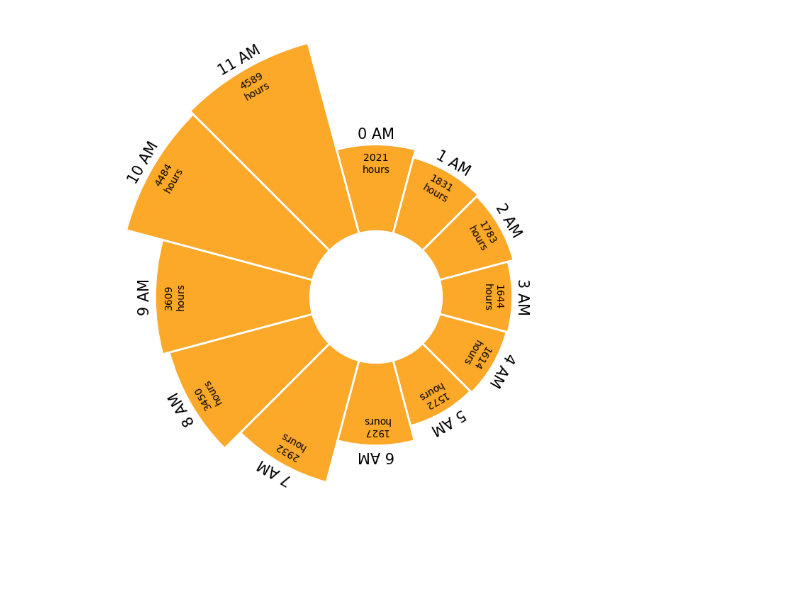
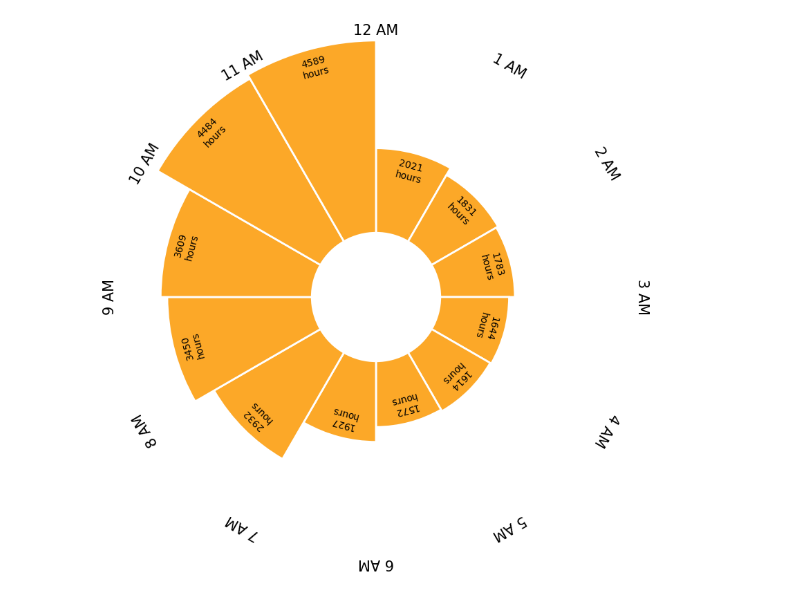
Before and after one commit to sarahwimbish/DS4003-Project, a Jupyter notebook: Sprint4/Wimbish_Graphs.ipynb, the cells around one changed output. Cells and saved outputs as stored; diff of their text form; code cells hidden in the pictures.

```diff
--- a/Sprint4/Wimbish_Graphs.ipynb
+++ b/Sprint4/Wimbish_Graphs.ipynb
@@ -51,11 +51,13 @@ width = 2*np.pi / len(hoursam.index)
 # Compute the angle each bar is centered on:
 indexes = list(range(1, len(hoursam)+1))
 angles = [element * width * -1 + np.deg2rad(120) for element in indexes]
+angles2 = [element * width * -1 + np.deg2rad(105) for element in indexes]
+
 
 
 # add bars
 bars = ax.bar(
-    x=angles,
+    x=angles2,
     height=heights,
     width=width,
     bottom=lowerLimit,
@@ -69,37 +71,37 @@ labelPadding = max/20
 
 
 # Add labels
-for bar, angle, height, label in zip(bars,angles, heights, hoursam.index):
+for bar, angle, height, label in zip(bars,angles2, heights, hoursam.index):
 
     # Labels are rotated. Rotation must be specified in degrees :(
     rotation = np.rad2deg(angle)-90
 
     # Finally add the labels
     ax.text(
         x=angle,
         y=lowerLimit + bar.get_height() - 2*labelPadding,
         s=f'{round(height)}\nhours',
         ha='center',
         va='center',
         rotation=rotation,
         rotation_mode="anchor")
 
 
 # Add more lables labels
 for bar, angle, height, label in zip(bars,angles, heights, hoursam.index):
 
     # Labels are rotated. Rotation must be specified in degrees :(
     rotation = np.rad2deg(angle)-90
 
     # Finally add the labels
     ax.text(
         x=angle,
-        y=lowerLimit + bar.get_height() + labelPadding,
+        y=lowerLimit + max + labelPadding,
         s=f'{label} AM',
         ha='center',
         va='center',
         size = 15,
         rotation=rotation,
         rotation_mode="anchor")
 # %% [output]
-[figure, old version]
+[figure, new version]
```
Also changed, not shown: parts of 6 cells of this notebook, 1 other file.
